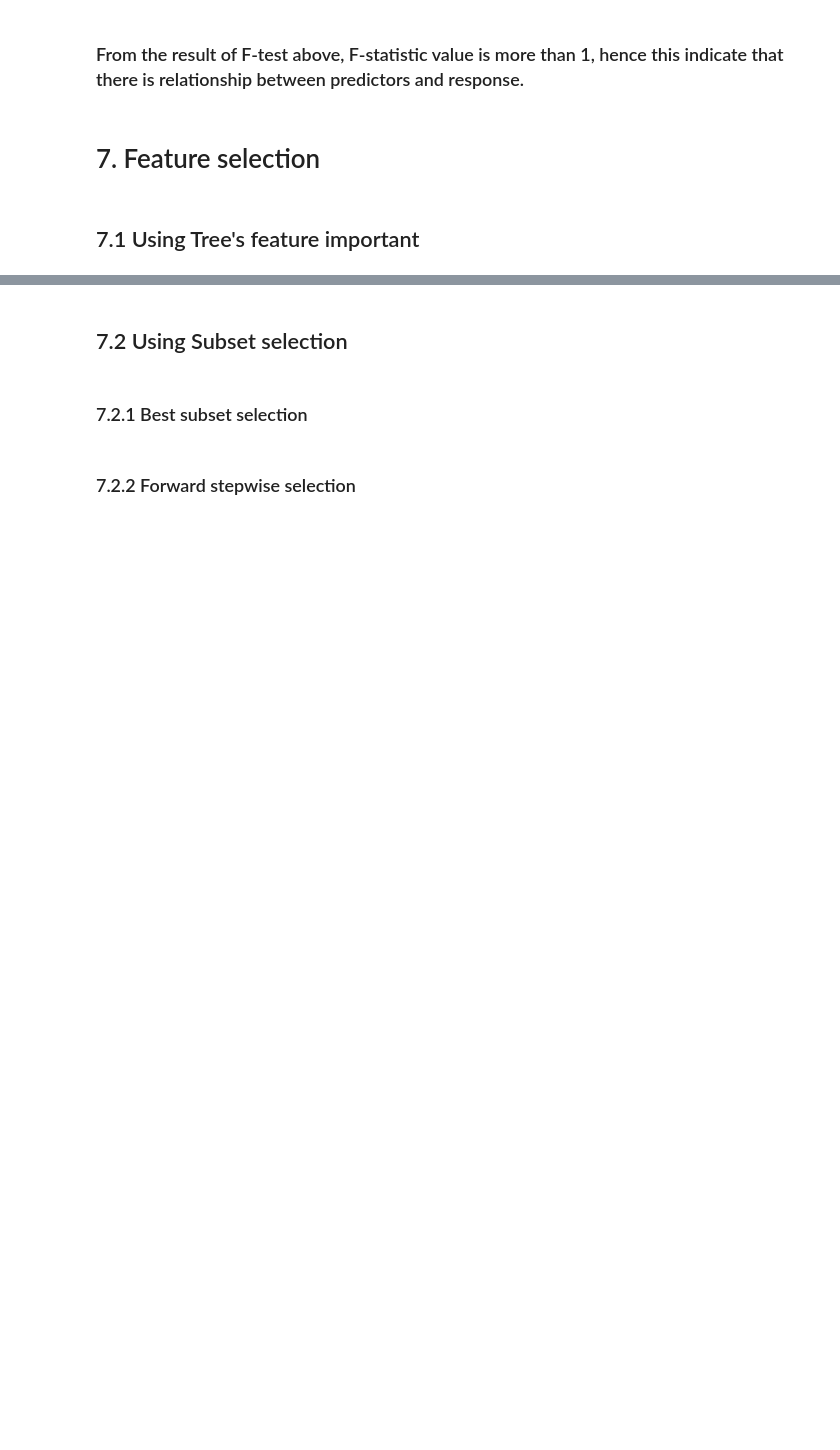
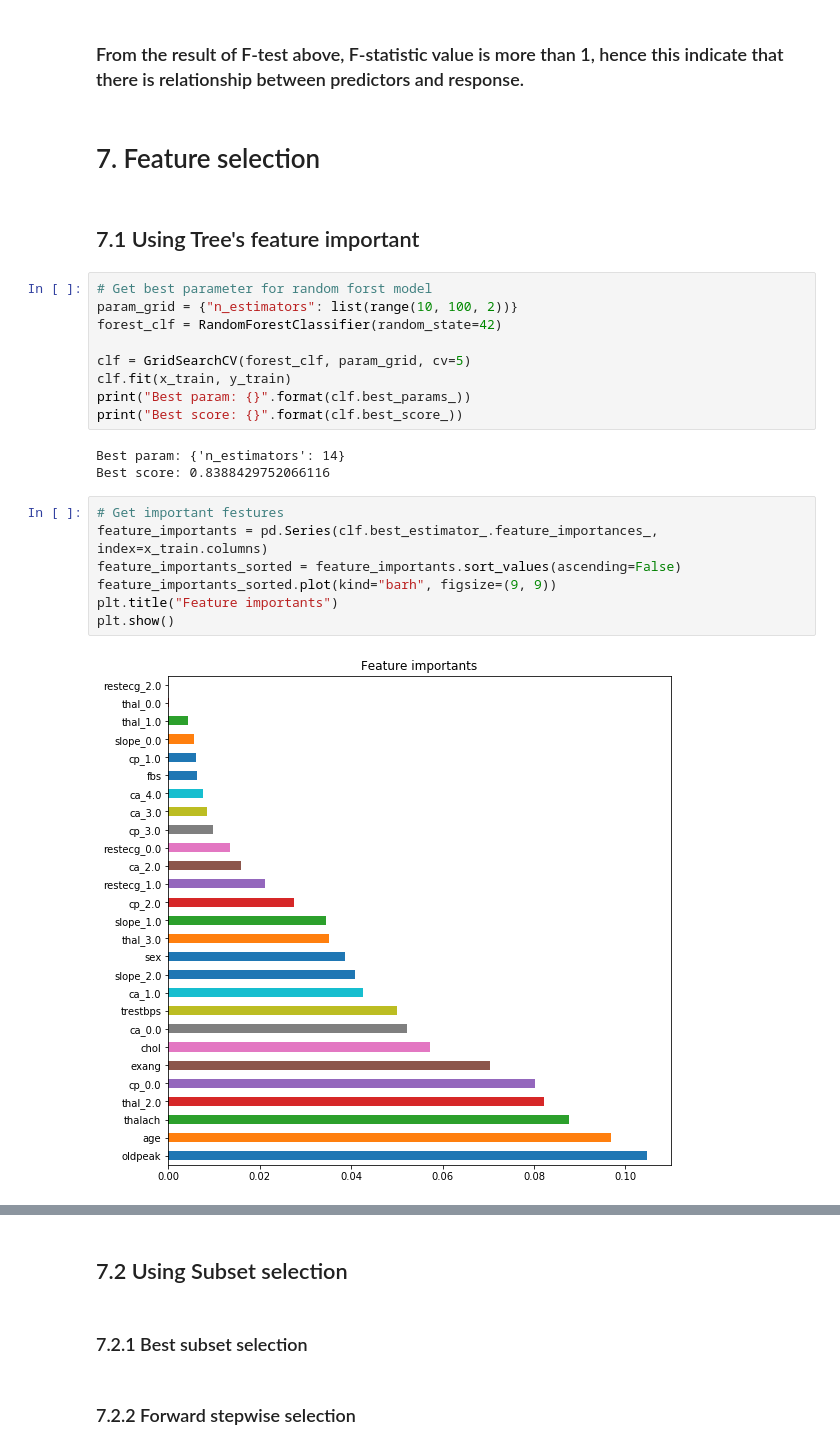
Before and after one commit to TeaKatz/Heart_Disease_UCI, a Jupyter notebook: Get_Important_Features.ipynb, the cells around one changed output, grey strips where cells are left out. Saved outputs shown, nothing was run; the diff lists cells and outputs as text; blank space fills up the shorter version.

Commit message:
Add libs folder and update Get_Important_Features

```diff
--- a/Get_Important_Features.ipynb
+++ b/Get_Important_Features.ipynb
@@ -137,3 +139,24 @@ F_statistic: 11.106596640480312
 # 7. Feature selection
 # %% [markdown]
 ## 7.1 Using Tree's feature important
+# %%
+# Get best parameter for random forst model
+param_grid = {"n_estimators": list(range(10, 100, 2))}
+forest_clf = RandomForestClassifier(random_state=42)
+
+clf = GridSearchCV(forest_clf, param_grid, cv=5)
+clf.fit(x_train, y_train)
+print("Best param: {}".format(clf.best_params_))
+print("Best score: {}".format(clf.best_score_))
+# %% [output]
+Best param: {'n_estimators': 14}
+Best score: 0.8388429752066116
+# %%
+# Get important festures
+feature_importants = pd.Series(clf.best_estimator_.feature_importances_, index=x_train.columns)
+feature_importants_sorted = feature_importants.sort_values(ascending=False)
+feature_importants_sorted.plot(kind="barh", figsize=(9, 9))
+plt.title("Feature importants")
+plt.show()
+# %% [output]
+[figure, added]
```
Also changed, not shown: parts of 15 cells of this notebook, 1 other file.
